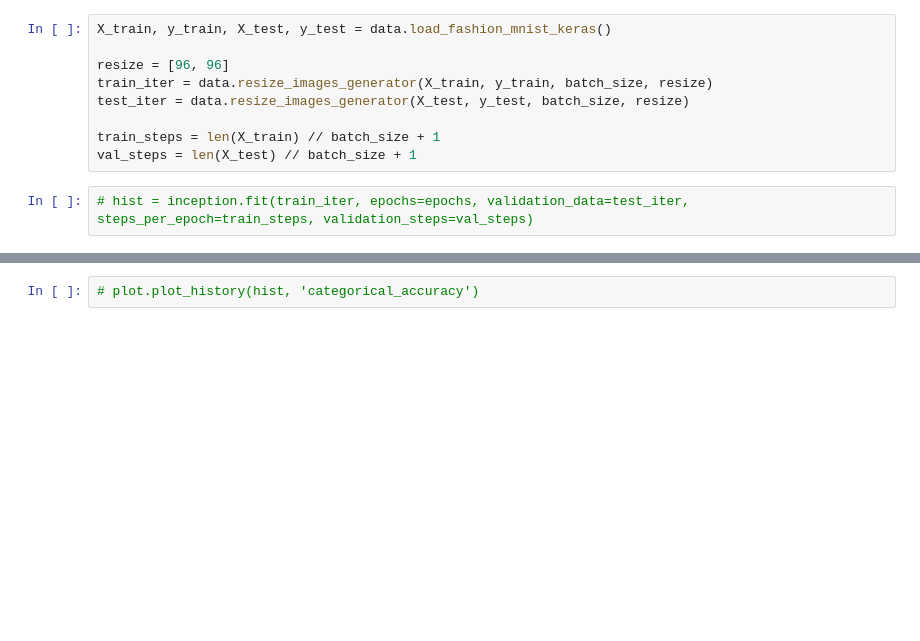
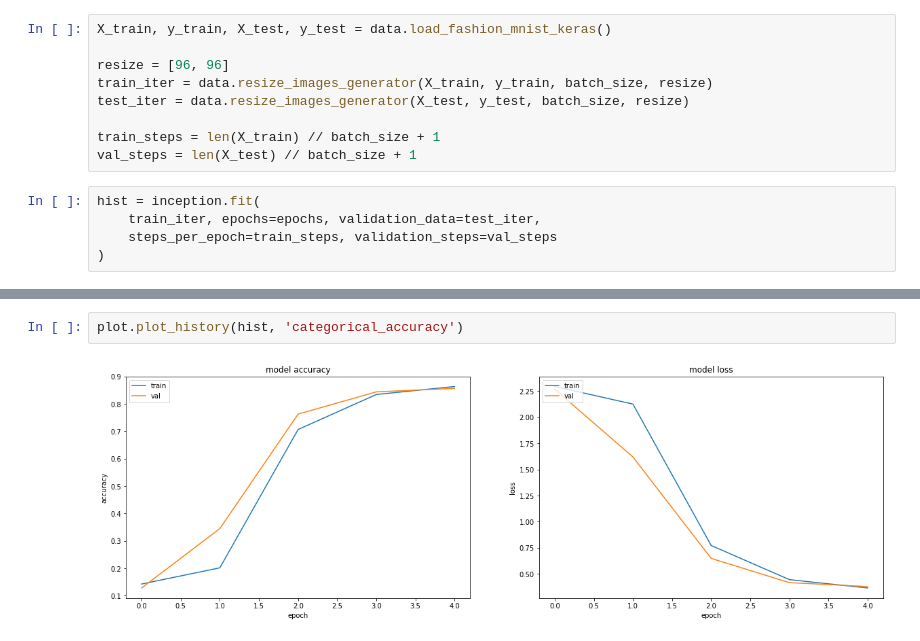
Before and after one commit to flych3r/dive-into-deep-learning, a Jupyter notebook: 12_sta_cnn/01_inception.ipynb, the cells around one changed output, grey strips where cells are left out. Cells and saved outputs as stored; diff of their text form; blank space fills up the shorter version.

Commit message:
executed inception, resnet

```diff
--- a/12_sta_cnn/01_inception.ipynb
+++ b/12_sta_cnn/01_inception.ipynb
@@ -161,4 +161,7 @@ test_iter = data.resize_images_generator(X_test, y_test, batch_size, resize)
 train_steps = len(X_train) // batch_size + 1
 val_steps = len(X_test) // batch_size + 1
 # %%
-# hist = inception.fit(train_iter, epochs=epochs, validation_data=test_iter, steps_per_epoch=train_steps, validation_steps=val_steps)
+hist = inception.fit(
+    train_iter, epochs=epochs, validation_data=test_iter,
+    steps_per_epoch=train_steps, validation_steps=val_steps
+)
@@ -165,2 +179,4 @@ val_steps = len(X_test) // batch_size + 1
 # %%
-# plot.plot_history(hist, 'categorical_accuracy')
+plot.plot_history(hist, 'categorical_accuracy')
+# %% [output]
+[figure, added]
```
Also changed, not shown: parts of 4 cells of this notebook, 4 other files.
